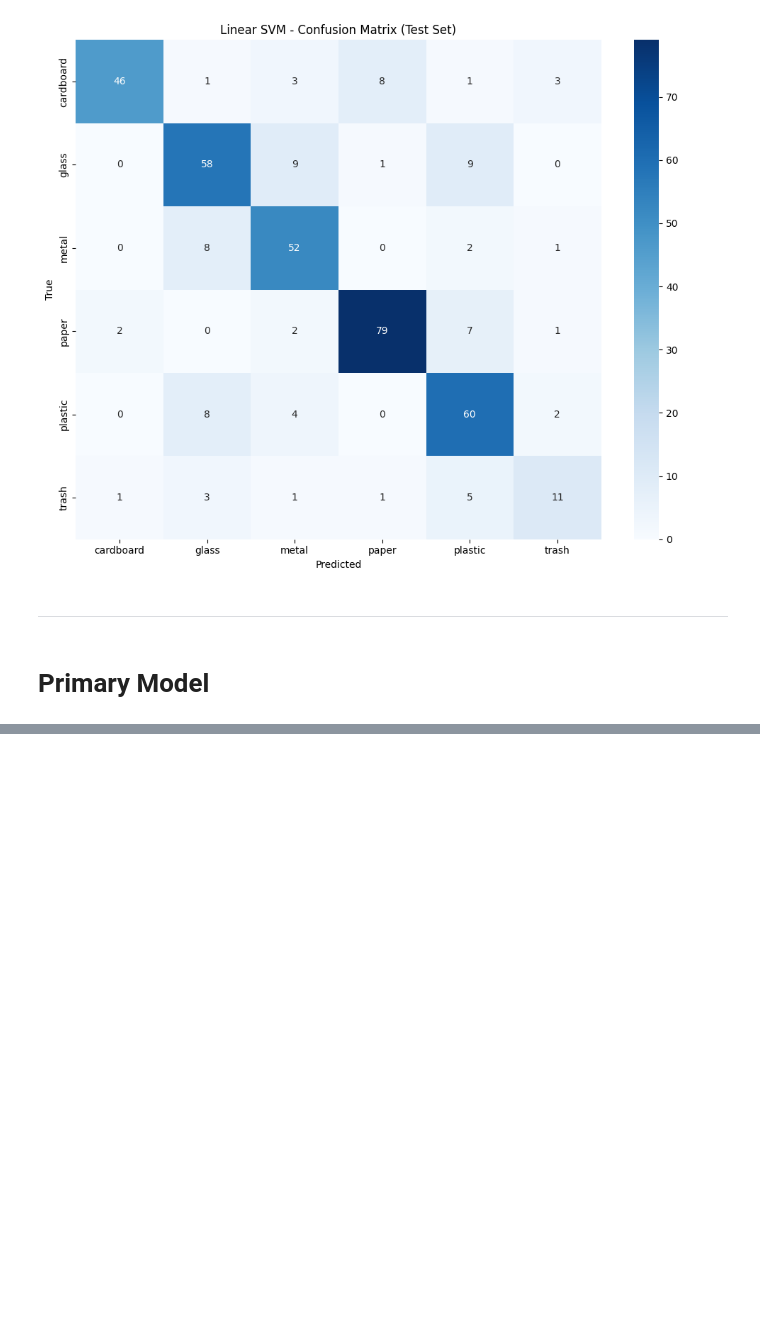
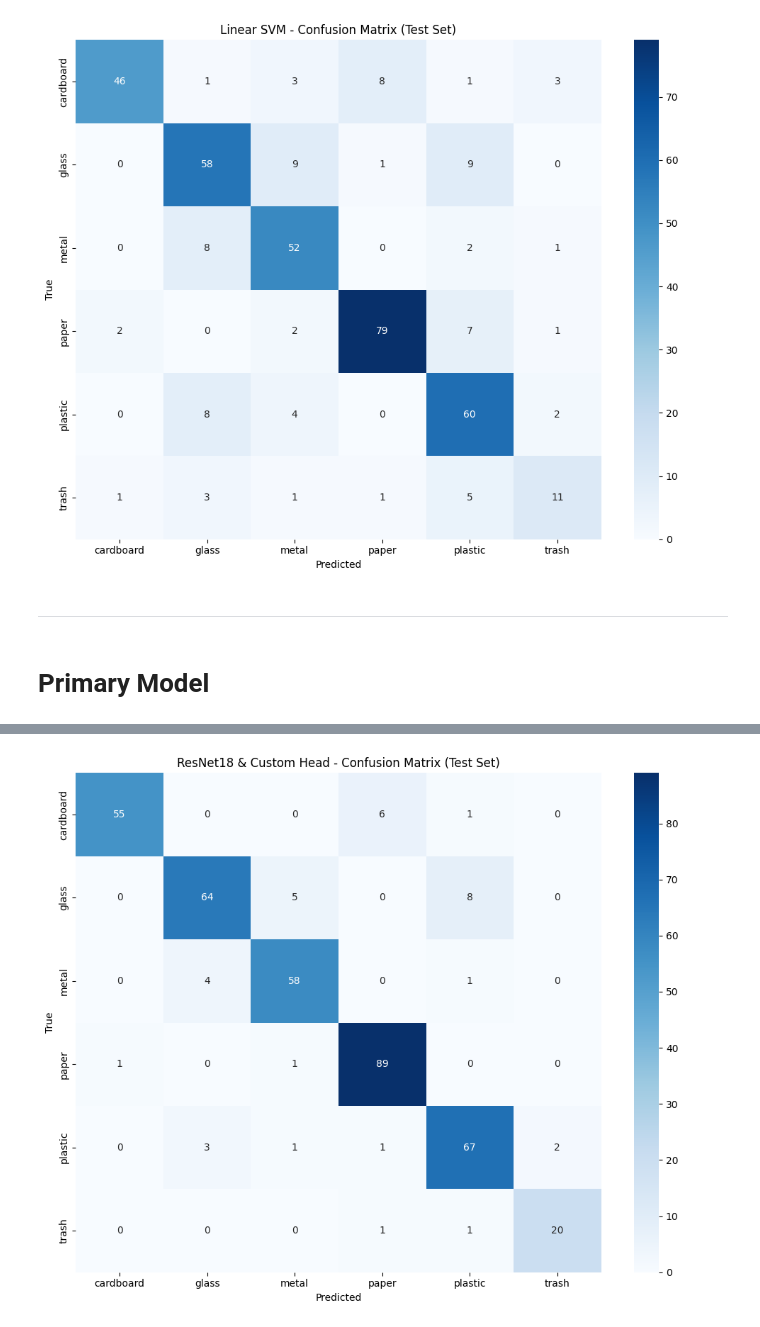
Before and after one commit to Karanjit75/Smart-Garbage-Sorting-System, a Jupyter notebook: Project Code File.ipynb, the cells around one changed output, grey strips where cells are left out. Saved outputs shown, nothing was run; the diff lists cells and outputs as text; code cells hidden in the pictures; blank space fills up the shorter version.

```diff
--- a/Project Code File.ipynb
+++ b/Project Code File.ipynb
@@ -503,0 +698,26 @@ plt.show()
+# %%
+# Confusion Matrix (Qualitative Result)
+
+def predict_all(model, loader):
+  model.eval()
+  preds, truths = [], []
+  with torch.no_grad():
+    for xb, yb in loader:
+      logits = model(xb.to(device)).cpu()
+      preds.append(logits.argmax(1))
+      truths.append(yb)
+    return torch.cat(preds), torch.cat(truths)
+
+y_pred, y_true = predict_all(model, dl_test)
+
+# Confusion matrix
+cm = confusion_matrix(y_true, y_pred)
+plt.figure(figsize=(10,8))
+sns.heatmap(cm, annot=True, fmt='d', cmap='Blues', xticklabels=classes, yticklabels=classes)
+plt.xlabel('Predicted')
+plt.ylabel('True')
+plt.title('ResNet18 & Custom Head - Confusion Matrix (Test Set)')
+plt.tight_layout()
+plt.show()
+# %% [output]
+[figure, added]
```
Also changed, not shown: parts of 15 cells of this notebook.
